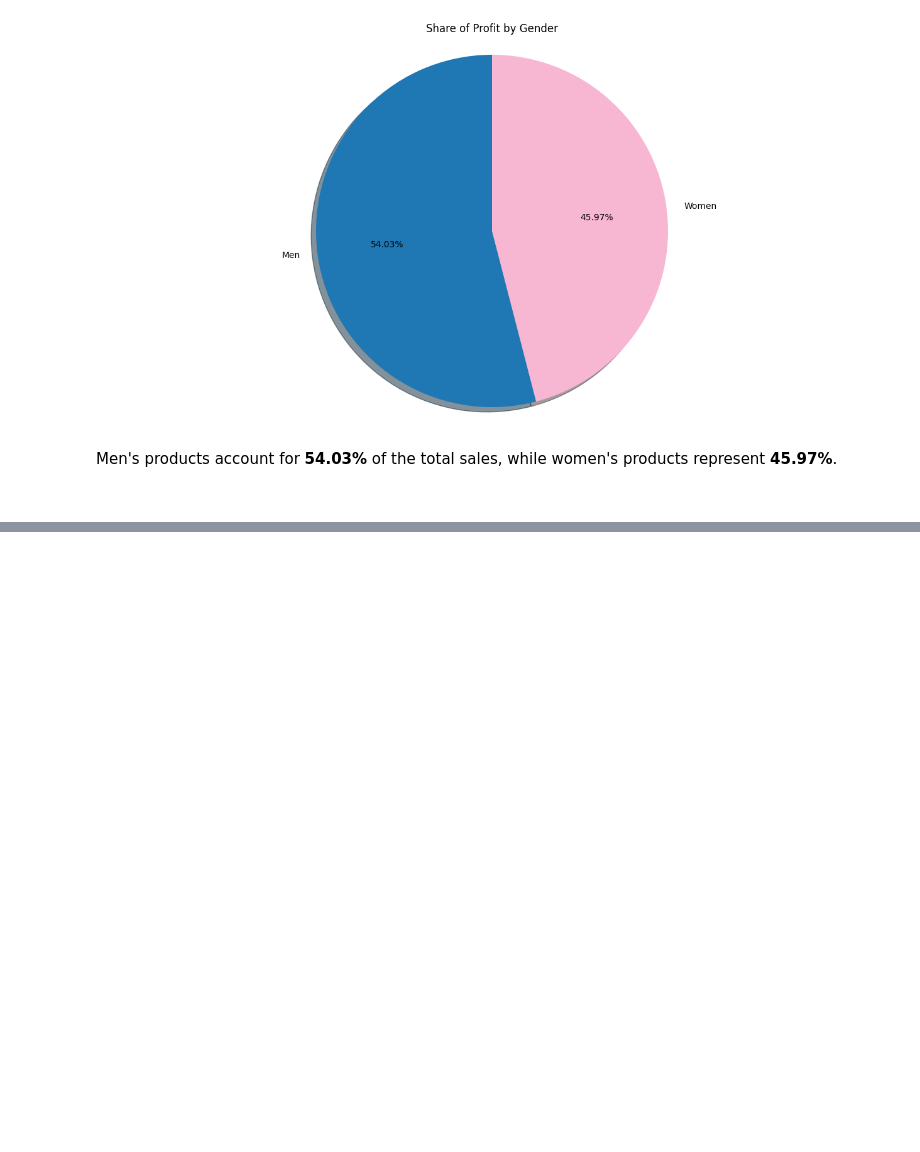
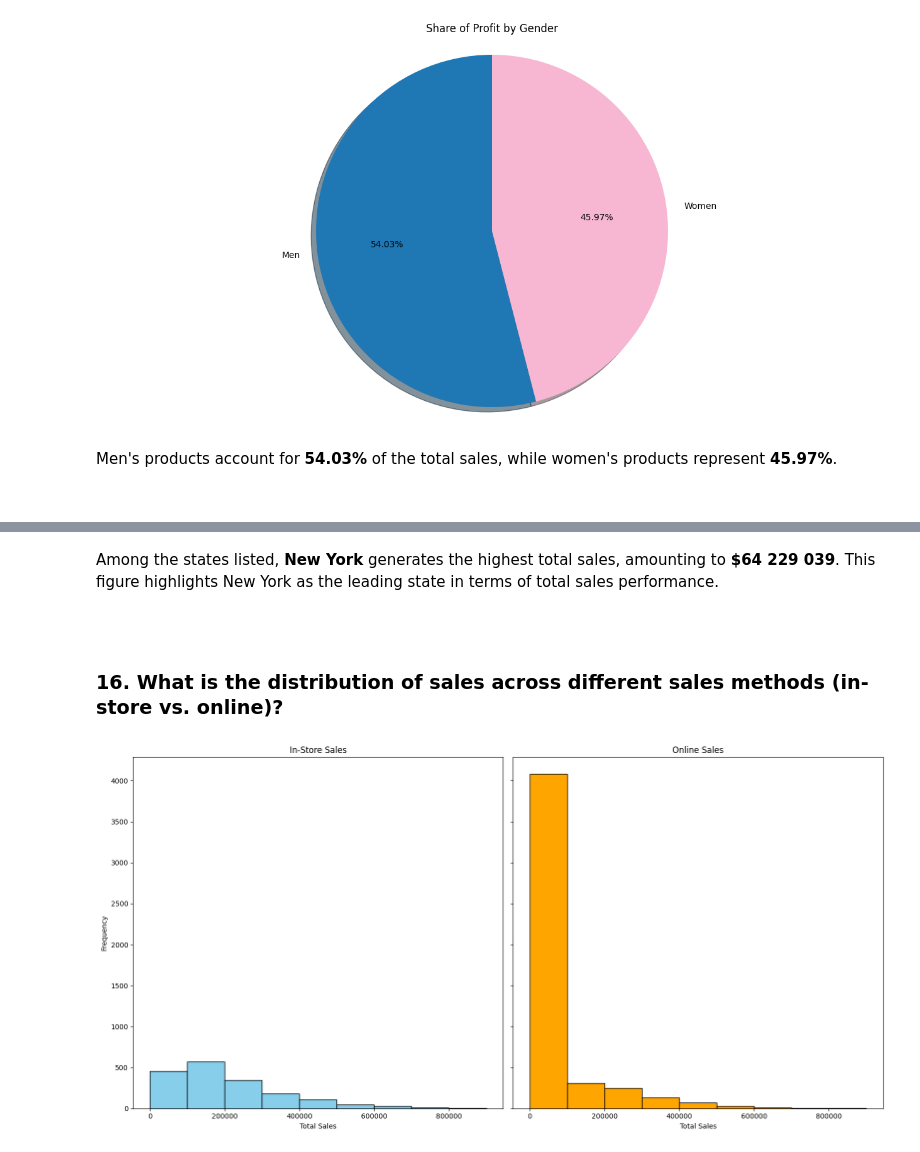
Before and after one commit to GrzegorzPus/Adidas-US-Sales-Analysis, a Jupyter notebook: Sales Analysis.ipynb, the cells around one changed output, grey strips where cells are left out. Drawn from its saved outputs; the diff is of its cells as text; code cells hidden in the pictures; blank space fills up the shorter version.

```diff
--- a/Sales Analysis.ipynb
+++ b/Sales Analysis.ipynb
@@ -302,0 +376,28 @@ Men's products account for **54.03%** of the total sales, while women's products
+# %% [markdown]
+Among the states listed, **New York** generates the highest total sales, amounting to **$64 229 039**. This figure highlights New York as the leading state in terms of total sales performance.
+
+<br>
+# %% [markdown]
+### 16. What is the distribution of sales across different sales methods (in-store vs. online)?
+# %%
+in_store_sales = df[df['Sales Method'] == 'In-store']['Total Sales']
+online_sales = df[df['Sales Method'] == 'Online']['Total Sales']
+
+max_sales = int(df['Total Sales'].max())
+bins = list(range(0, max_sales + 100000, 100000))
+
+fig, axes = plt.subplots(1, 2, figsize=(16, 8), sharey=True)
+
+axes[0].hist(in_store_sales, bins=bins, color='skyblue', edgecolor='black')
+axes[0].set_title('In-Store Sales')
+axes[0].set_xlabel('Total Sales')
+axes[0].set_ylabel('Frequency')
+
+axes[1].hist(online_sales, bins=bins, color='orange', edgecolor='black')
+axes[1].set_title('Online Sales')
+axes[1].set_xlabel('Total Sales')
+
+plt.tight_layout()
+plt.show()
+# %% [output]
+[figure, added]
```
Also changed, not shown: parts of 57 cells of this notebook.
